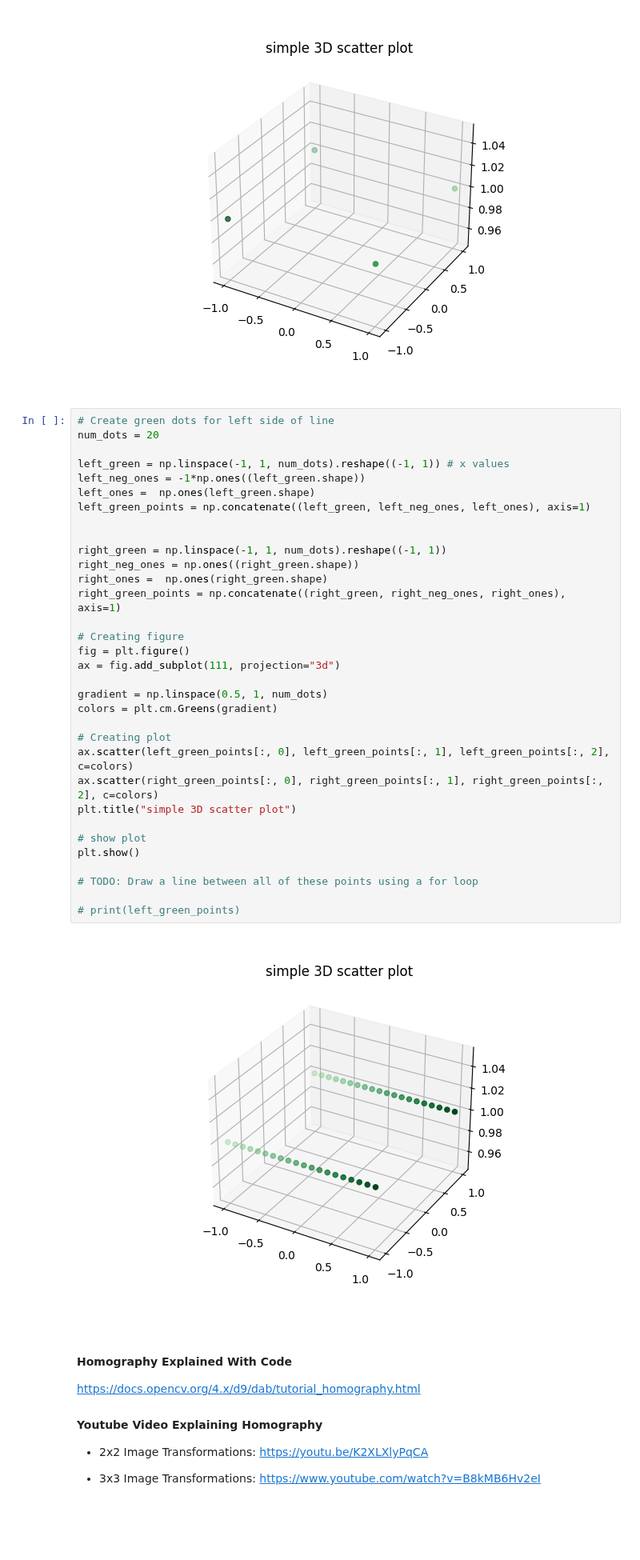
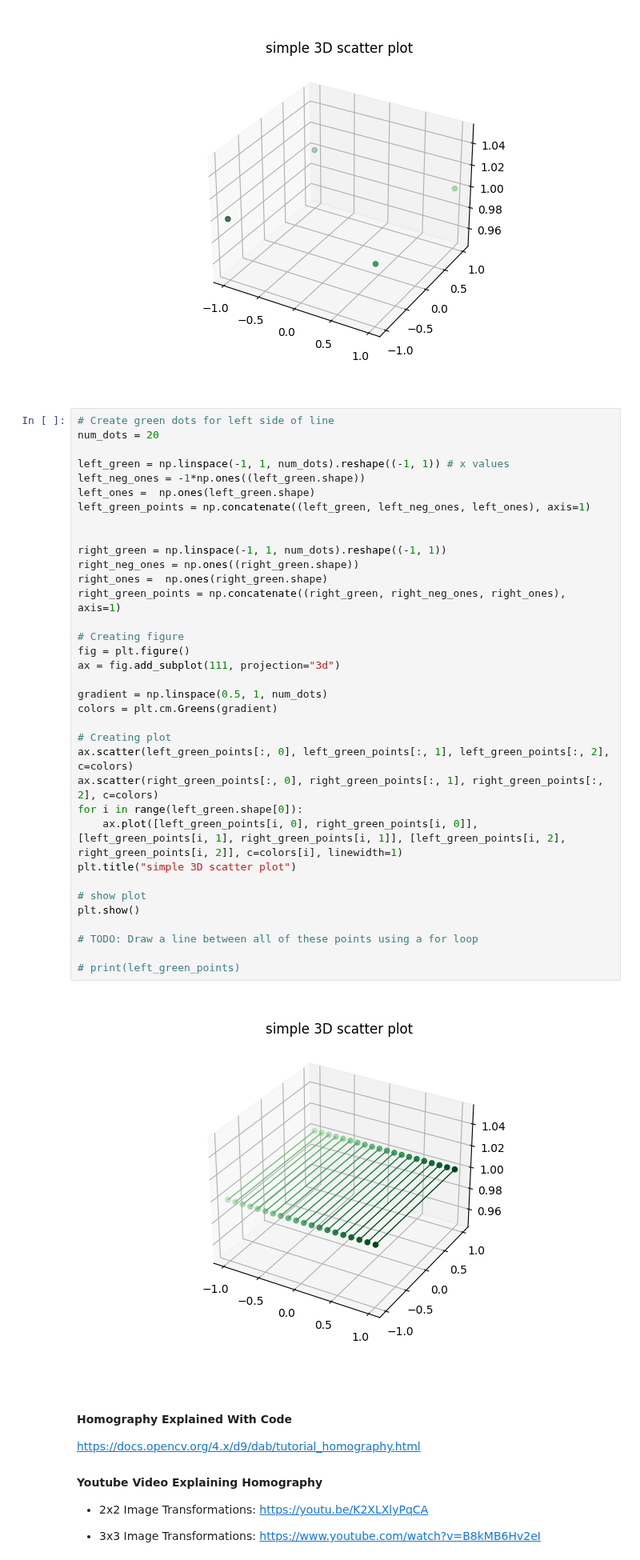
Before and after one commit to JoshuaG-K/transformation-visualization-tool, a Jupyter notebook: transformations.ipynb, the cells around one changed output. Shown at 80% size. Saved outputs shown, nothing was run; the diff lists cells and outputs as text; blank space fills up the shorter version.

Commit message:
Added green lines with gradient to connect points

```diff
--- a/transformations.ipynb
+++ b/transformations.ipynb
@@ -41,34 +41,36 @@ num_dots = 20
 left_green = np.linspace(-1, 1, num_dots).reshape((-1, 1)) # x values
 left_neg_ones = -1*np.ones((left_green.shape))
 left_ones =  np.ones(left_green.shape)
 left_green_points = np.concatenate((left_green, left_neg_ones, left_ones), axis=1)
 
 
 right_green = np.linspace(-1, 1, num_dots).reshape((-1, 1))
 right_neg_ones = np.ones((right_green.shape))
 right_ones =  np.ones(right_green.shape)
 right_green_points = np.concatenate((right_green, right_neg_ones, right_ones), axis=1)
 
 # Creating figure
 fig = plt.figure()
 ax = fig.add_subplot(111, projection="3d")
 
 gradient = np.linspace(0.5, 1, num_dots)
 colors = plt.cm.Greens(gradient)
 
 # Creating plot
 ax.scatter(left_green_points[:, 0], left_green_points[:, 1], left_green_points[:, 2], c=colors)
 ax.scatter(right_green_points[:, 0], right_green_points[:, 1], right_green_points[:, 2], c=colors)
+for i in range(left_green.shape[0]):
+    ax.plot([left_green_points[i, 0], right_green_points[i, 0]], [left_green_points[i, 1], right_green_points[i, 1]], [left_green_points[i, 2], right_green_points[i, 2]], c=colors[i], linewidth=1)
 plt.title("simple 3D scatter plot")
 
 # show plot
 plt.show()
 
 # TODO: Draw a line between all of these points using a for loop
 
 # print(left_green_points)
 # %% [output]
-[figure, old version]
+[figure, new version]
 # %% [markdown]
 #### Homography Explained With Code ####
 https://docs.opencv.org/4.x/d9/dab/tutorial_homography.html
```
